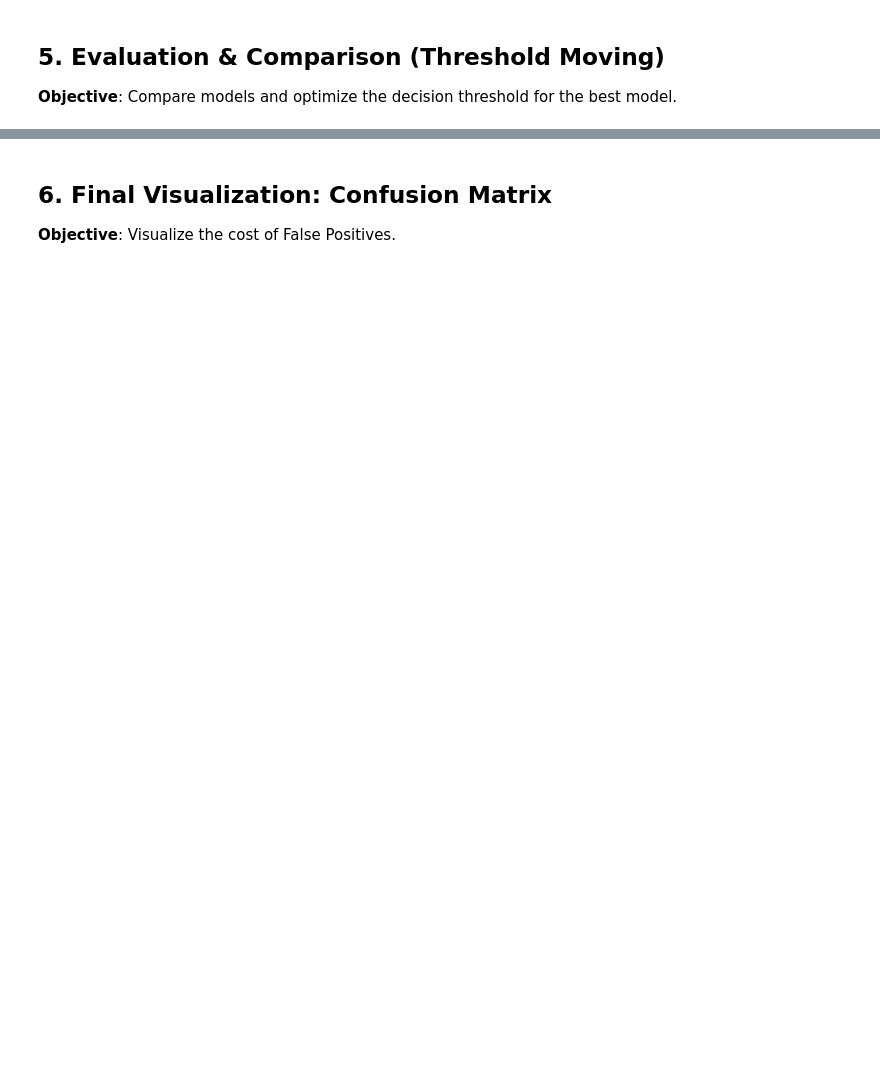
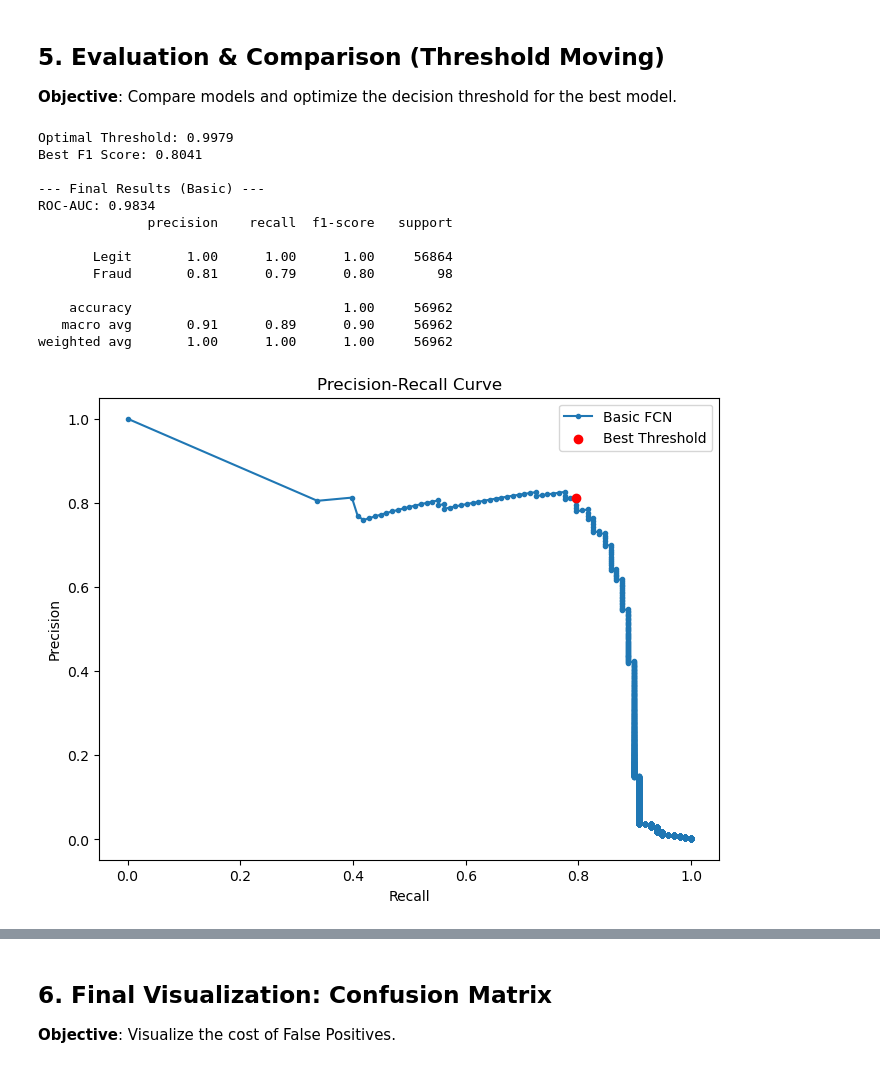
Before and after one commit to Artur-Gar/Fraud-Detection-VAE, a Jupyter notebook: SupervisedBaseline.ipynb, the cells around one changed output, grey strips where cells are left out. Saved outputs shown, nothing was run; the diff lists cells and outputs as text; code cells hidden in the pictures; blank space fills up the shorter version.

```diff
--- a/SupervisedBaseline.ipynb
+++ b/SupervisedBaseline.ipynb
@@ -284,4 +330,59 @@ Epoch [20/20] Train: 0.2025 | Val: 0.4131
 # %% [markdown]
 ## 5. Evaluation & Comparison (Threshold Moving)
 **Objective**: Compare models and optimize the decision threshold for the best model.
+# %%
+# --- 1. Get Probabilities from Basic Model ---
+model_basic.eval()
+y_true = []
+y_probs = []
+
+with torch.no_grad():
+    for inputs, labels in val_loader:
+        inputs = inputs.to(device)
+        logits = model_basic(inputs)
+        probs = torch.sigmoid(logits)
+        y_true.extend(labels.cpu().numpy())
+        y_probs.extend(probs.cpu().numpy())
+
+# --- 2. Threshold Optimization ---
+precision, recall, thresholds = precision_recall_curve(y_true, y_probs)
+f1_scores = 2 * (precision * recall) / (precision + recall)
+best_idx = np.argmax(f1_scores)
+best_threshold = thresholds[best_idx]
+
+print(f"Optimal Threshold: {best_threshold:.4f}")
+print(f"Best F1 Score: {f1_scores[best_idx]:.4f}")
+
+# --- 3. Final Evaluation ---
+y_pred_basic = (np.array(y_probs) > best_threshold).astype(int)
+roc_auc = roc_auc_score(y_true, y_probs)
+
+print(f"\n--- Final Results (Basic) ---")
+print(f"ROC-AUC: {roc_auc:.4f}")
+print(classification_report(y_true, y_pred_basic, target_names=['Legit', 'Fraud']))
+
+# --- 4. Visualization: Precision-Recall Curve ---
+plt.figure(figsize=(8, 6))
+plt.plot(recall, precision, marker='.', label='Basic FCN')
+plt.scatter(recall[best_idx], precision[best_idx], marker='o', color='red', label='Best Threshold', zorder=5)
+plt.xlabel('Recall')
+plt.ylabel('Precision')
+plt.title('Precision-Recall Curve')
+plt.legend()
+plt.show()
+# %% [output]
+Optimal Threshold: 0.9979
+Best F1 Score: 0.8041
+
+--- Final Results (Basic) ---
+ROC-AUC: 0.9834
+              precision    recall  f1-score   support
+
+       Legit       1.00      1.00      1.00     56864
+       Fraud       0.81      0.79      0.80        98
+
+    accuracy                           1.00     56962
+   macro avg       0.91      0.89      0.90     56962
+weighted avg       1.00      1.00      1.00     56962
+[figure, added]
 # %%
```
Also changed, not shown: parts of 6 cells of this notebook, 2 other files.
